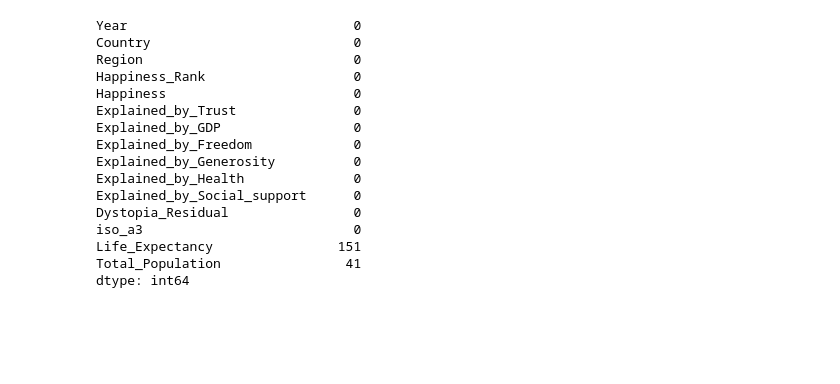
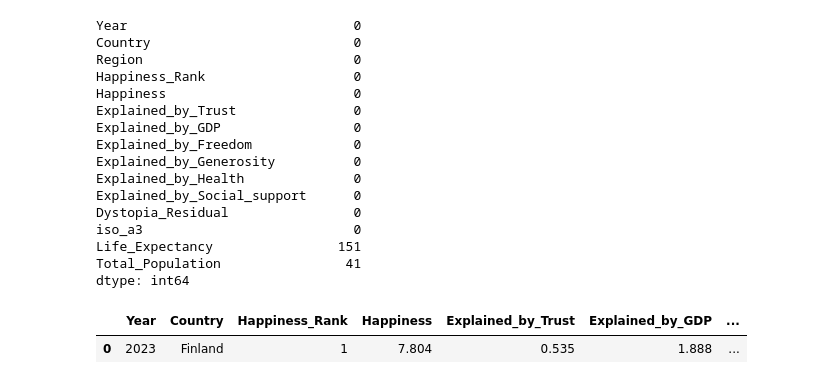
Before and after one commit to fakesheep38/HapPy, a Jupyter notebook: data_merge.ipynb, the cells around one changed output. Cells and saved outputs as stored; diff of their text form; code cells hidden in the pictures; blank space fills up the shorter version.

Commit message:
added continents

```diff
--- a/data_merge.ipynb
+++ b/data_merge.ipynb
@@ -641,3 +608,13 @@ iso_a3                           0
 Life_Expectancy                151
 Total_Population                41
 dtype: int64
+# %%
+with open('continents.pkl', 'rb') as file:
+    country_to_continent = pickle.load(file)
+# %%
+df.loc[:,'Continent'] = df.loc[:,'Country'].map(country_to_continent)
+df.drop(columns=['Region'], inplace=True)
+df.head(1)
+# %% [output]
+|  | Year | Country | Happiness_Rank | Happiness | Explained_by_Trust | Explained_by_GDP | ... |
+| 0 | 2023 | Finland | 1 | 7.804 | 0.535 | 1.888 | ... |
```
Also changed, not shown: parts of 3 cells of this notebook, 2 other files.
